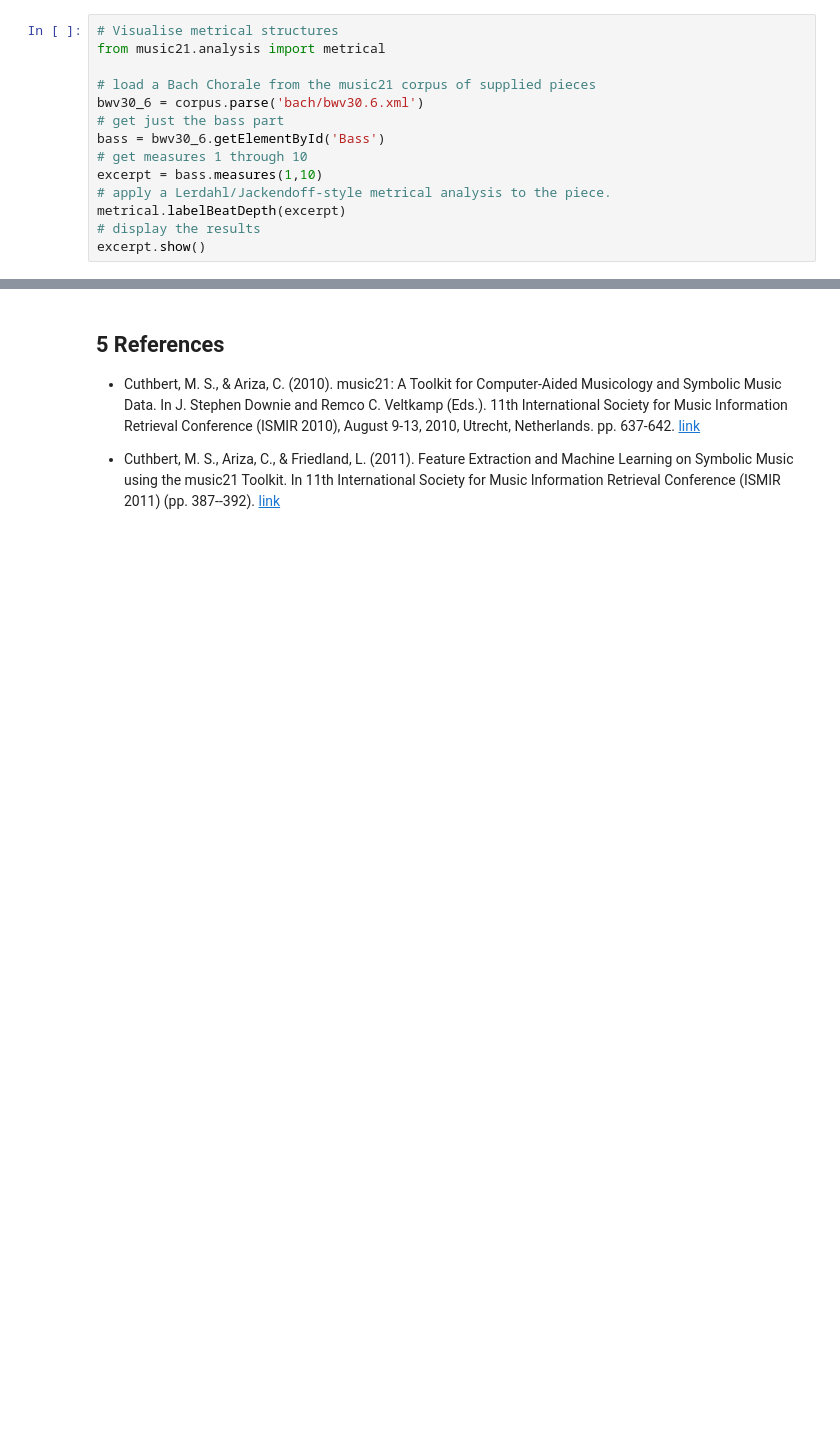
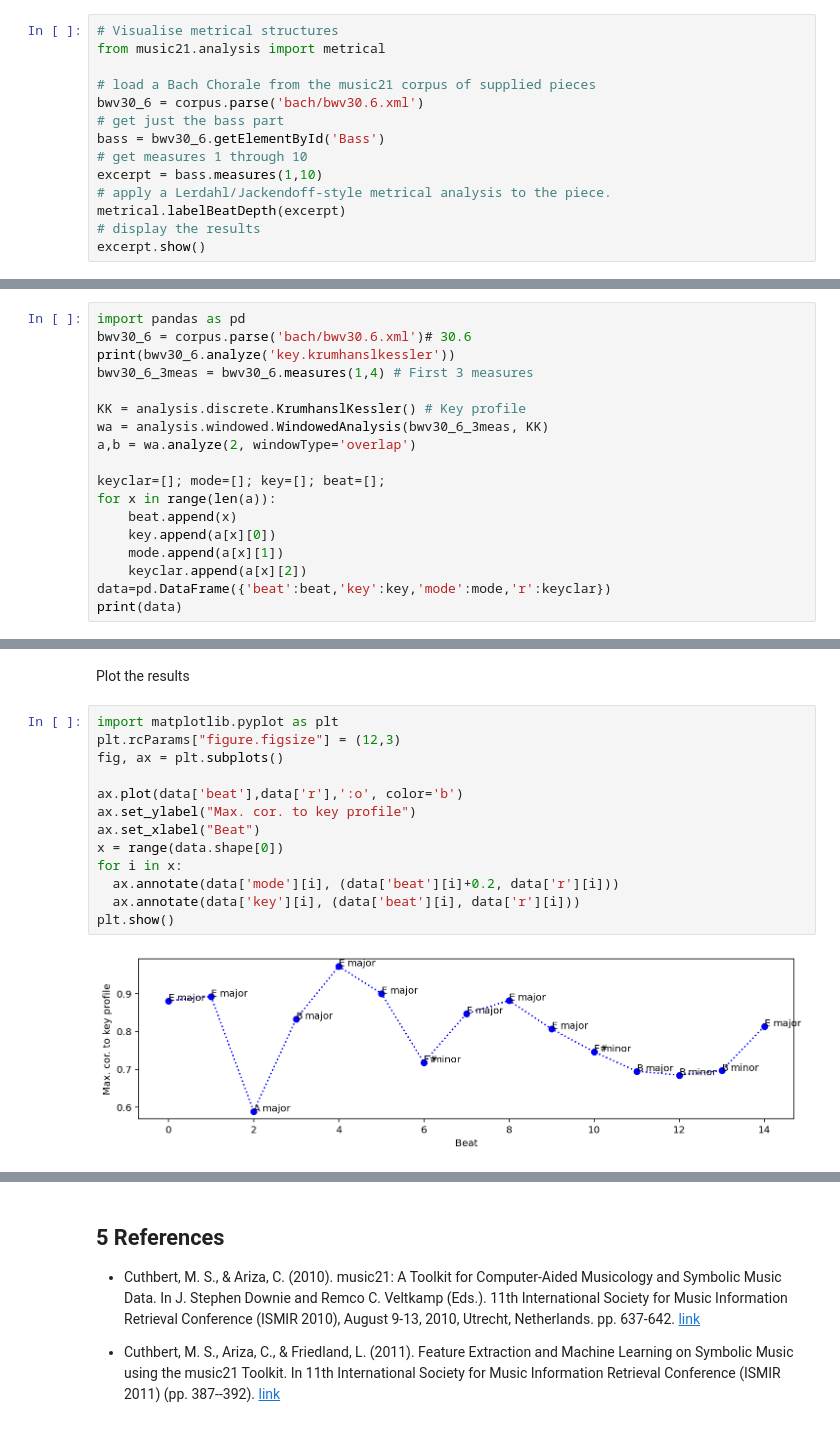
Before and after one commit to tuomaseerola/music21, a Jupyter notebook: ScoreAnalysisTutorial.ipynb, the cells around one changed output, grey strips where cells are left out. Saved outputs shown, nothing was run; the diff lists cells and outputs as text; blank space fills up the shorter version.

```diff
--- a/ScoreAnalysisTutorial.ipynb
+++ b/ScoreAnalysisTutorial.ipynb
@@ -278,0 +351,18 @@ excerpt.show()
+# %%
+import pandas as pd
+bwv30_6 = corpus.parse('bach/bwv30.6.xml')# 30.6
+print(bwv30_6.analyze('key.krumhanslkessler'))
+bwv30_6_3meas = bwv30_6.measures(1,4) # First 3 measures
+
+KK = analysis.discrete.KrumhanslKessler() # Key profile
+wa = analysis.windowed.WindowedAnalysis(bwv30_6_3meas, KK)
+a,b = wa.analyze(2, windowType='overlap')
+
+keyclar=[]; mode=[]; key=[]; beat=[];
+for x in range(len(a)):
+    beat.append(x)
+    key.append(a[x][0])
+    mode.append(a[x][1])
+    keyclar.append(a[x][2])
+data=pd.DataFrame({'beat':beat,'key':key,'mode':mode,'r':keyclar})
+print(data)
@@ -278,0 +387,17 @@ excerpt.show()
+# %% [markdown]
+Plot the results
+# %%
+import matplotlib.pyplot as plt
+plt.rcParams["figure.figsize"] = (12,3)
+fig, ax = plt.subplots()
+
+ax.plot(data['beat'],data['r'],':o', color='b')
+ax.set_ylabel("Max. cor. to key profile")
+ax.set_xlabel("Beat")
+x = range(data.shape[0])
+for i in x:
+  ax.annotate(data['mode'][i], (data['beat'][i]+0.2, data['r'][i]))
+  ax.annotate(data['key'][i], (data['beat'][i], data['r'][i]))
+plt.show()
+# %% [output]
+[figure, added]
```
Also changed, not shown: parts of 47 cells of this notebook.
